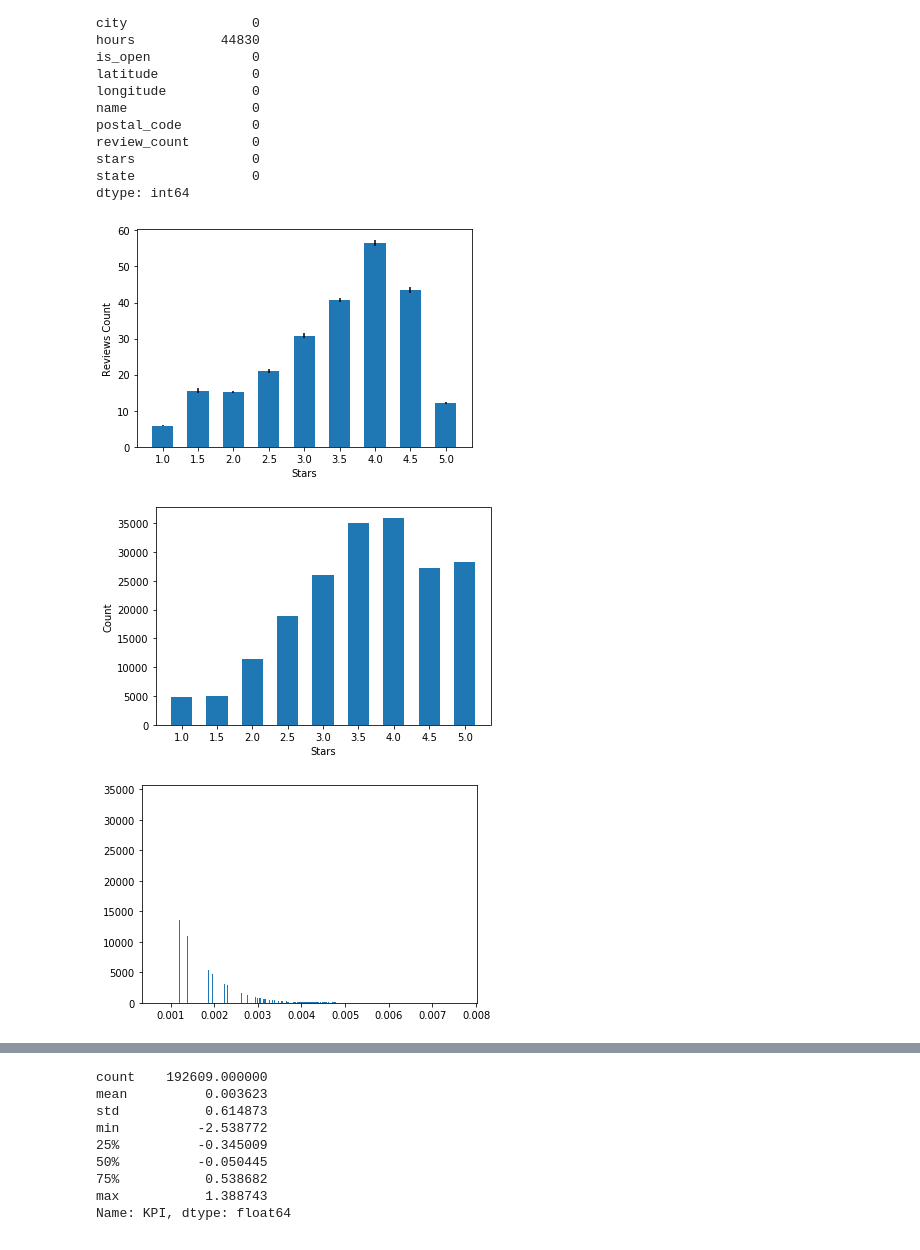
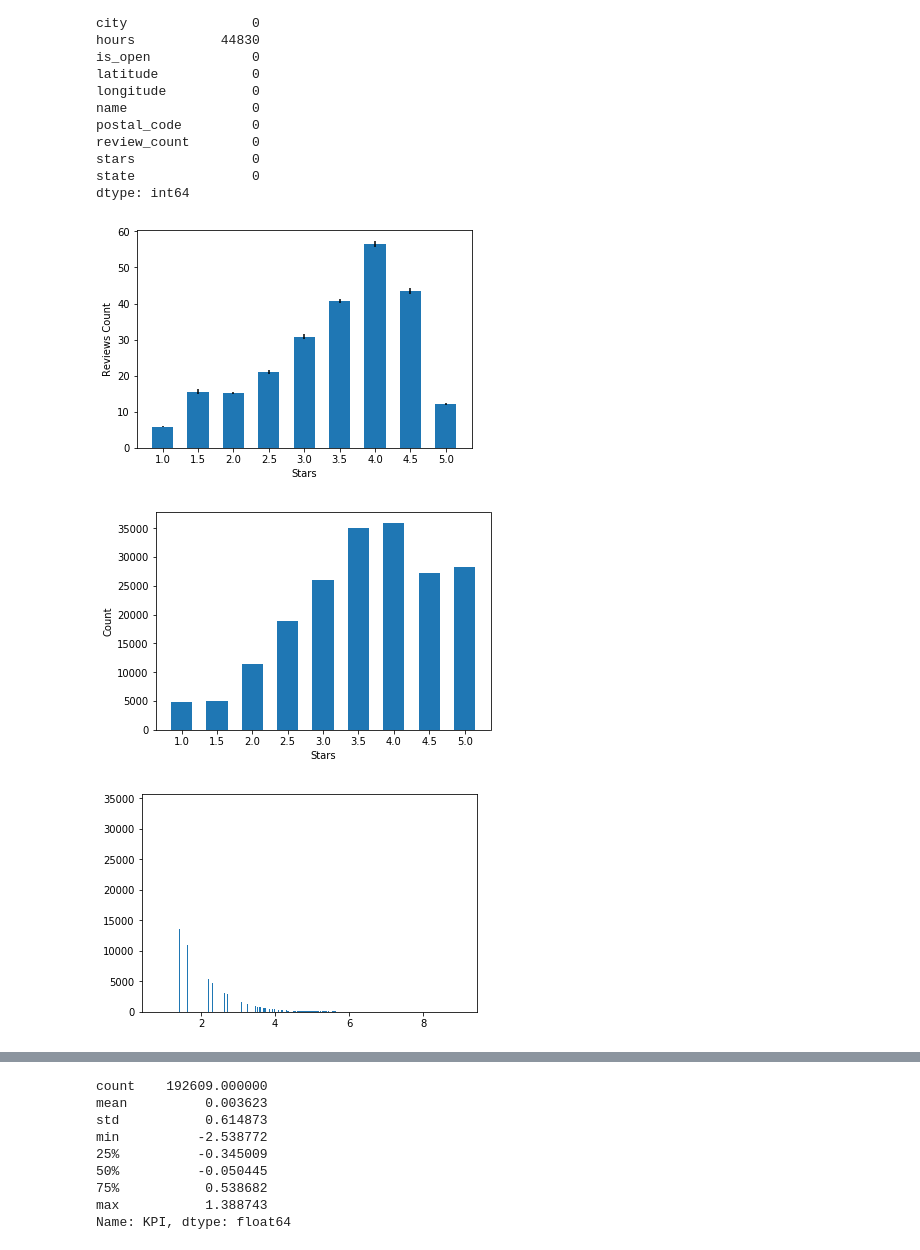
Before and after one commit to Joseamica/Project-1, a Jupyter notebook: Data/main.ipynb, the cells around one changed output, grey strips where cells are left out. Cells and saved outputs as stored; diff of their text form; code cells hidden in the pictures.

```diff
--- a/Data/main.ipynb
+++ b/Data/main.ipynb
@@ -9,7 +9,7 @@ from sklearn import preprocessing
 import math
 # %%
 # Specify relative path
-url = './yelp_dataset/'
+url = '/Users/mac/Downloads/yelp_dataset/'
 
 # Convert JSON to pandas DataFrame
 data = pd.read_json(url + 'business.json', lines=True)
@@ -83,7 +83,7 @@ plt.ylabel("Reviews Count")
 plt.xlabel("Stars")
 plt.show()
 # %% [output]
-[figure, old version]
+[figure, new version]
 # %%
 # Check for the distribution of observations by stars
 count_stars = data.groupby('stars').count().reset_index()
@@ -97,23 +97,23 @@ plt.ylabel("Count")
 plt.xlabel("Stars")
 plt.show()
 # %% [output]
-[figure, old version]
+[figure, new version]
 # %%
 # Create a Key Performance Indicator for the "success" of a business in yelp
     # Slicing stars and reviews count
 stars_df = data['stars']
 lb = 1
 log_reviews_count_array = np.log(data['review_count']*\
                                  data['review_count']/\
                                  (data['review_count']+lb))
 # # log_reviews_count_array
 #     # Normalize reviews_array
 # norm_reviews_count = preprocessing.normalize([log_reviews_count_array])
 # norm_reviews_count = norm_reviews_count[0]
-plt.hist(norm_reviews_count, bins=1000)
+plt.hist(log_reviews_count_array, bins=1000)
 plt.show()
 # %% [output]
-[figure, old version]
+[figure, new version]
 # %%
 # Create column of KPI
 
```
Also changed, not shown: parts of 2 cells of this notebook.
